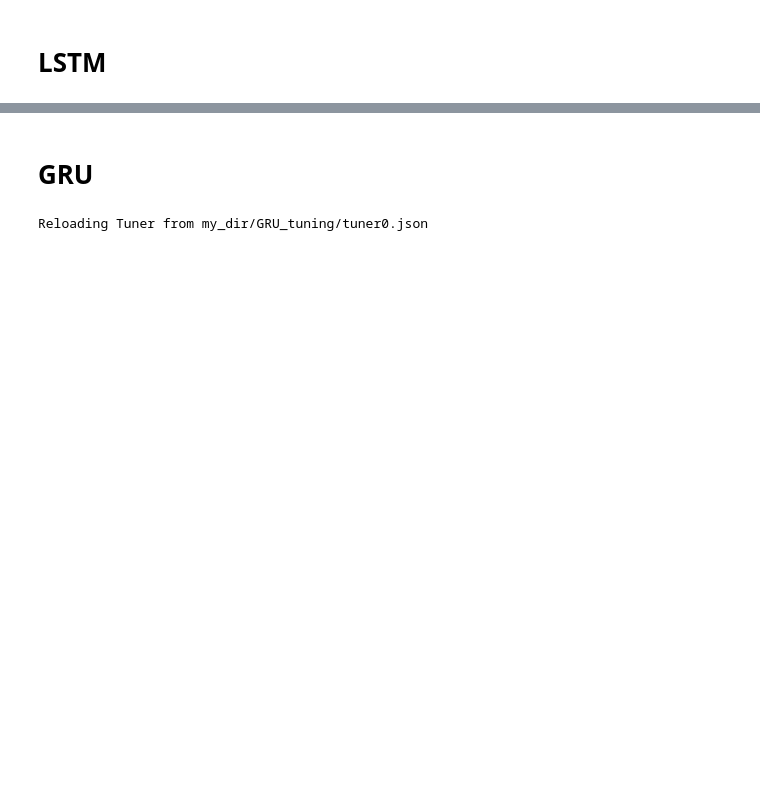
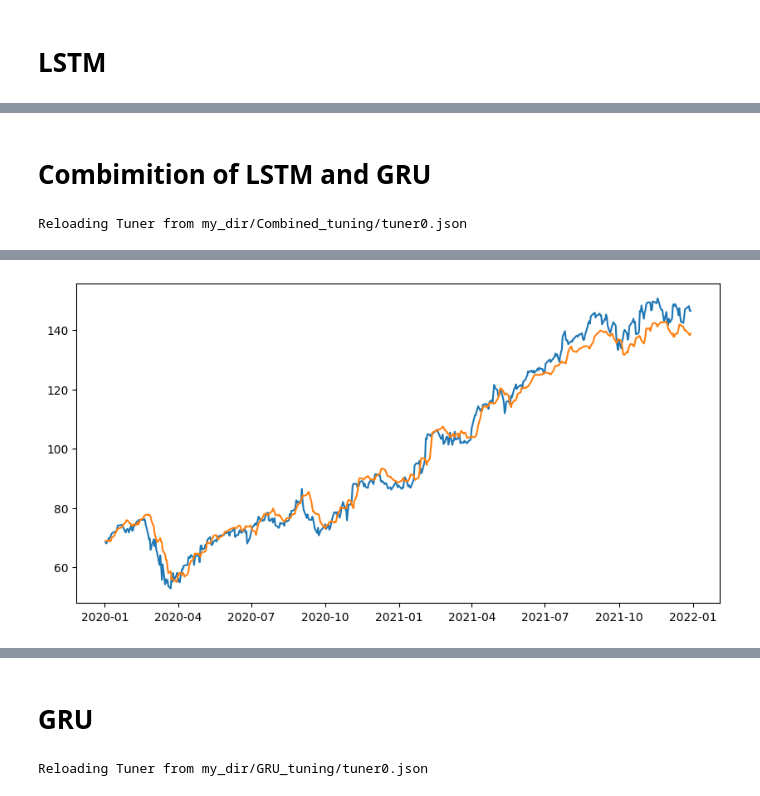
Before and after one commit to Emsh1379/Stock_prediction, a Jupyter notebook: Stock_prediction.ipynb, the cells around one changed output, grey strips where cells are left out. Drawn from its saved outputs; the diff is of its cells as text; code cells hidden in the pictures; blank space fills up the shorter version.

```diff
--- a/Stock_prediction.ipynb
+++ b/Stock_prediction.ipynb
@@ -319,2 +332,4 @@ Trainable params: 1233282 (4.70 MB)
 Non-trainable params: 0 (0.00 Byte)
 _________________________________________________________________
+# %% [markdown]
+# Combimition of LSTM and GRU
@@ -320,0 +353,10 @@ _________________________________________________________________
+# %%
+tuner = keras_tuner.RandomSearch(
+    build_model,
+    objective='val_loss',
+    max_trials=15,
+    directory='my_dir',
+    project_name='Combined_tuning'
+    )
+# %% [output]
+Reloading Tuner from my_dir/Combined_tuning/tuner0.json
@@ -320,0 +367,3 @@ _________________________________________________________________
+# %%
+prediction_plot(Combined.predict(X_test))
+# %% [output]
@@ -320,0 +371 @@ _________________________________________________________________
+[figure, added]
```
Also changed, not shown: parts of 32 cells of this notebook.
